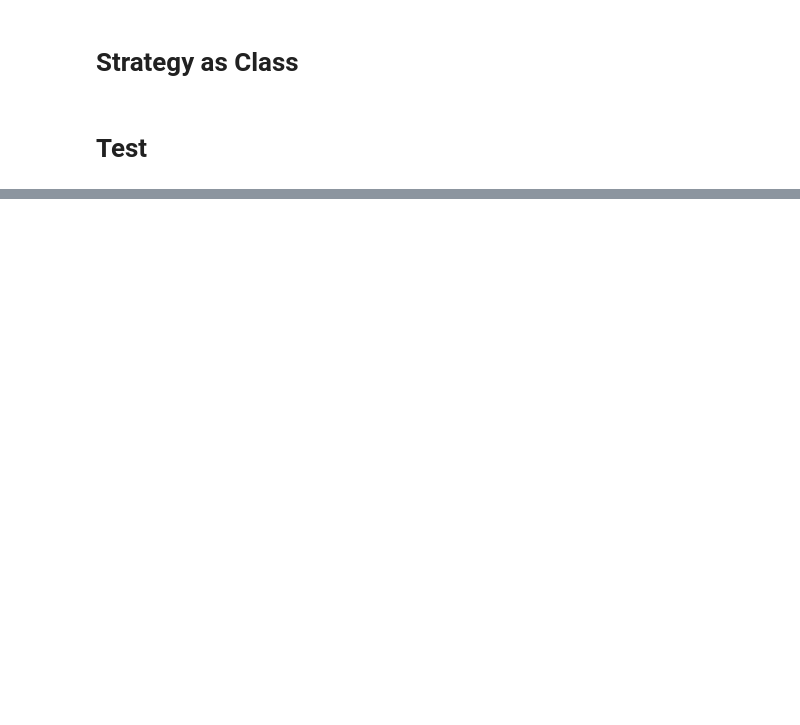
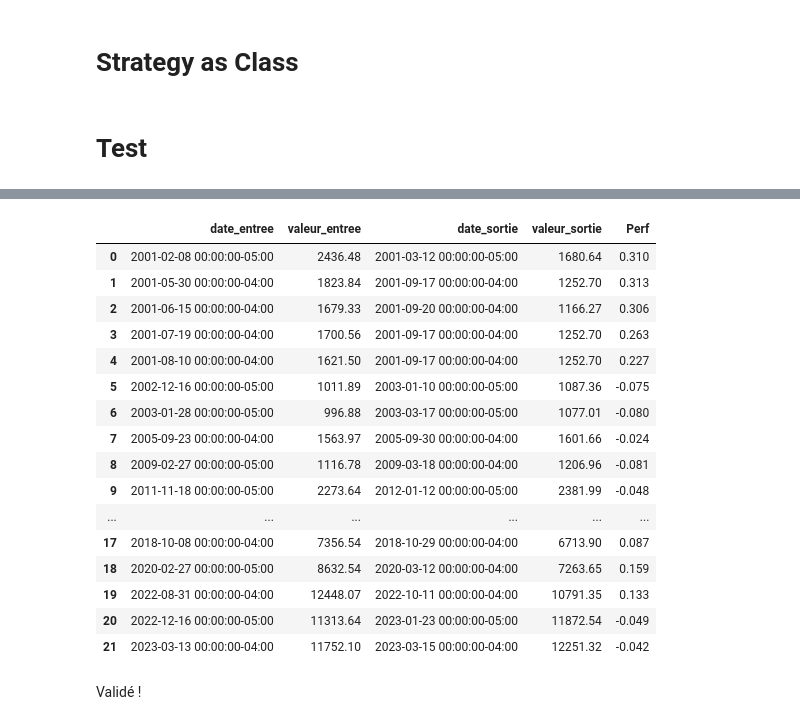
Before and after one commit to AxelRK200/strategies_backtesting, a Jupyter notebook: AT_STC_EMA_Strategy_Class.ipynb, the cells around one changed output, grey strips where cells are left out. Cells and saved outputs as stored; diff of their text form; code cells hidden in the pictures; blank space fills up the shorter version.

```diff
--- a/AT_STC_EMA_Strategy_Class.ipynb
+++ b/AT_STC_EMA_Strategy_Class.ipynb
@@ -311,0 +418,4 @@ Wall time: 9.54 µs
+# %%
+%time
+df_entrees_sorties = x.apply_short_strategy(df_signaux)
+df_entrees_sorties
@@ -311,0 +447,13 @@ Wall time: 9.54 µs
+# %%
+# Mise à jour des paramètres de l'objet
+x.at_m = 0.2
+x.at_l = 13
+x.stc_l = 130
+x.stc_f_l = 25
+x.stc_s_l = 125
+x.ema_l = 70
+# %%
+%time
+df_indicateurs_techniques = x.make_technical_indicators(df_historical_data)
+df_signaux = x.get_entries_signals(df_indicateurs_techniques)
+df_entrees_sorties = x.apply_short_strategy(df_signaux)
@@ -311,0 +463,24 @@ Wall time: 9.54 µs
+# %%
+df_entrees_sorties["Perf"] = round( -((df_entrees_sorties["valeur_sortie"]-df_entrees_sorties["valeur_entree"])/df_entrees_sorties["valeur_entree"]), 3)
+# %%
+df_entrees_sorties
+# %% [output]
+|  | date_entree | valeur_entree | date_sortie | valeur_sortie | Perf |
+| 0 | 2001-02-08 00:00:00-05:00 | 2436.48 | 2001-03-12 00:00:00-05:00 | 1680.64 | 0.310 |
+| 1 | 2001-05-30 00:00:00-04:00 | 1823.84 | 2001-09-17 00:00:00-04:00 | 1252.70 | 0.313 |
+| 2 | 2001-06-15 00:00:00-04:00 | 1679.33 | 2001-09-20 00:00:00-04:00 | 1166.27 | 0.306 |
+| 3 | 2001-07-19 00:00:00-04:00 | 1700.56 | 2001-09-17 00:00:00-04:00 | 1252.70 | 0.263 |
+| 4 | 2001-08-10 00:00:00-04:00 | 1621.50 | 2001-09-17 00:00:00-04:00 | 1252.70 | 0.227 |
+| 5 | 2002-12-16 00:00:00-05:00 | 1011.89 | 2003-01-10 00:00:00-05:00 | 1087.36 | -0.075 |
+| 6 | 2003-01-28 00:00:00-05:00 | 996.88 | 2003-03-17 00:00:00-05:00 | 1077.01 | -0.080 |
+| 7 | 2005-09-23 00:00:00-04:00 | 1563.97 | 2005-09-30 00:00:00-04:00 | 1601.66 | -0.024 |
+| 8 | 2009-02-27 00:00:00-05:00 | 1116.78 | 2009-03-18 00:00:00-04:00 | 1206.96 | -0.081 |
+| 9 | 2011-11-18 00:00:00-05:00 | 2273.64 | 2012-01-12 00:00:00-05:00 | 2381.99 | -0.048 |
+| ... | ... | ... | ... | ... | ... |
+| 17 | 2018-10-08 00:00:00-04:00 | 7356.54 | 2018-10-29 00:00:00-04:00 | 6713.90 | 0.087 |
+| 18 | 2020-02-27 00:00:00-05:00 | 8632.54 | 2020-03-12 00:00:00-04:00 | 7263.65 | 0.159 |
+| 19 | 2022-08-31 00:00:00-04:00 | 12448.07 | 2022-10-11 00:00:00-04:00 | 10791.35 | 0.133 |
+| 20 | 2022-12-16 00:00:00-05:00 | 11313.64 | 2023-01-23 00:00:00-05:00 | 11872.54 | -0.049 |
+| 21 | 2023-03-13 00:00:00-04:00 | 11752.10 | 2023-03-15 00:00:00-04:00 | 12251.32 | -0.042 |
+# %% [markdown]
+Validé !
```
Also changed, not shown: parts of 16 cells of this notebook.
